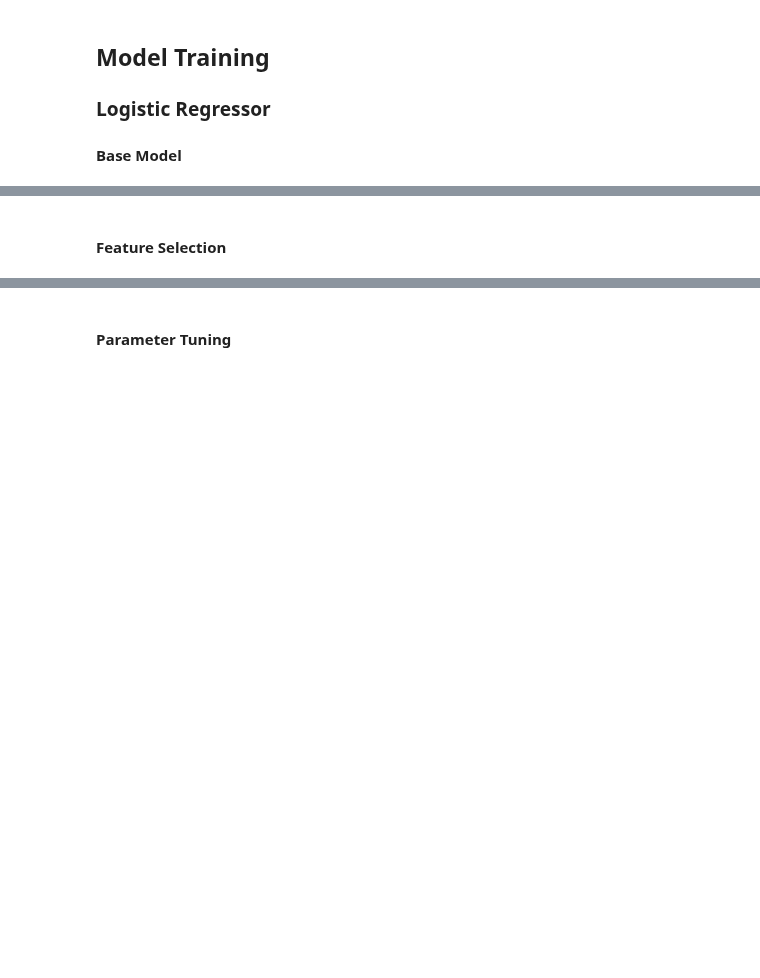
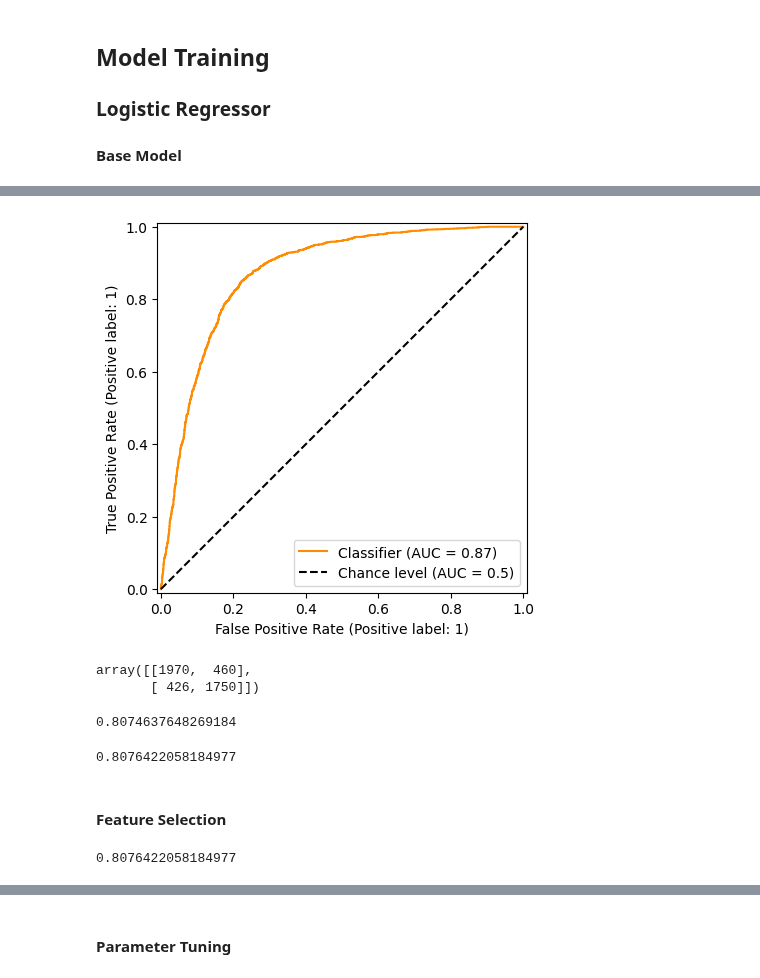
Before and after one commit to ArmandWinant/ml-zoomcamp, a Jupyter notebook: projects/midterm/notebook.ipynb, the cells around one changed output, grey strips where cells are left out. Saved outputs shown, nothing was run; the diff lists cells and outputs as text; code cells hidden in the pictures; blank space fills up the shorter version.

```diff
--- a/projects/midterm/notebook.ipynb
+++ b/projects/midterm/notebook.ipynb
@@ -597,2 +597,24 @@ roc_auc = roc_auc_score(y_val, y_pred)
+# %%
+fpr, tpr, thresholds = roc_curve(y_val, y_pred)
+display = RocCurveDisplay.from_predictions(
+  y_val,
+  y_pred,
+  color="darkorange",
+  plot_chance_level=True,)
+# %% [output]
+[figure, added]
+# %%
+confusion_matrix(y_val, y_pred >= .5)
+# %% [output]
+array([[1970,  460],
+       [ 426, 1750]])
+# %%
+roc_auc_score(y_val, y_pred >= .5)
+# %% [output]
+0.8074637648269184
+# %%
+accuracy_score(y_val, y_pred >= .5)
+# %% [output]
+0.8076422058184977
 # %% [markdown]
 #### Feature Selection
@@ -600,0 +621,6 @@ features_list = list(df_train.columns)
+# %%
+pred_val = model.predict(X_val)
+full_model_val_accuracy = accuracy_score(y_val, y_pred=pred_val)
+full_model_val_accuracy
+# %% [output]
+0.8076422058184977
```
Also changed, not shown: parts of 83 cells of this notebook.
